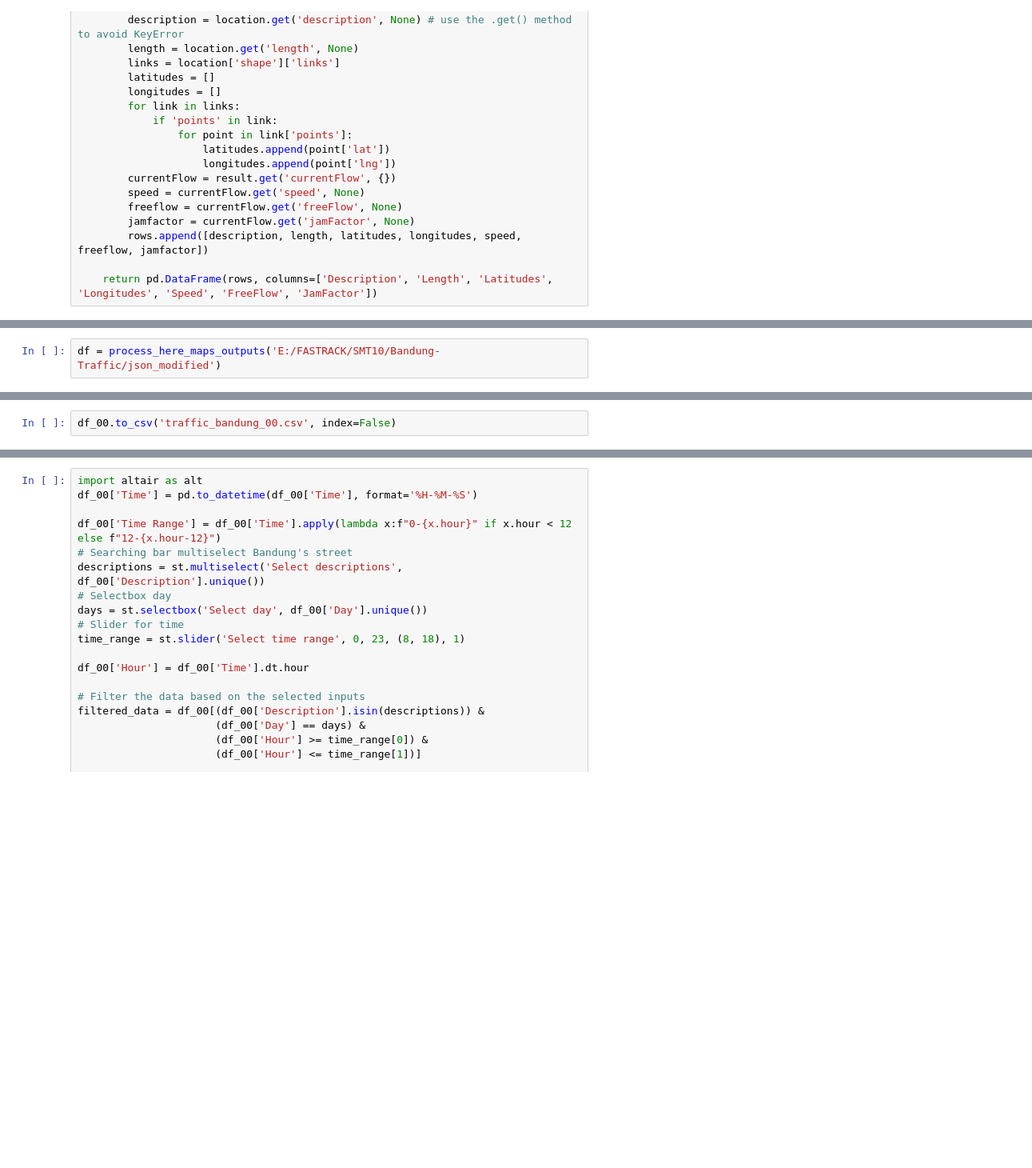
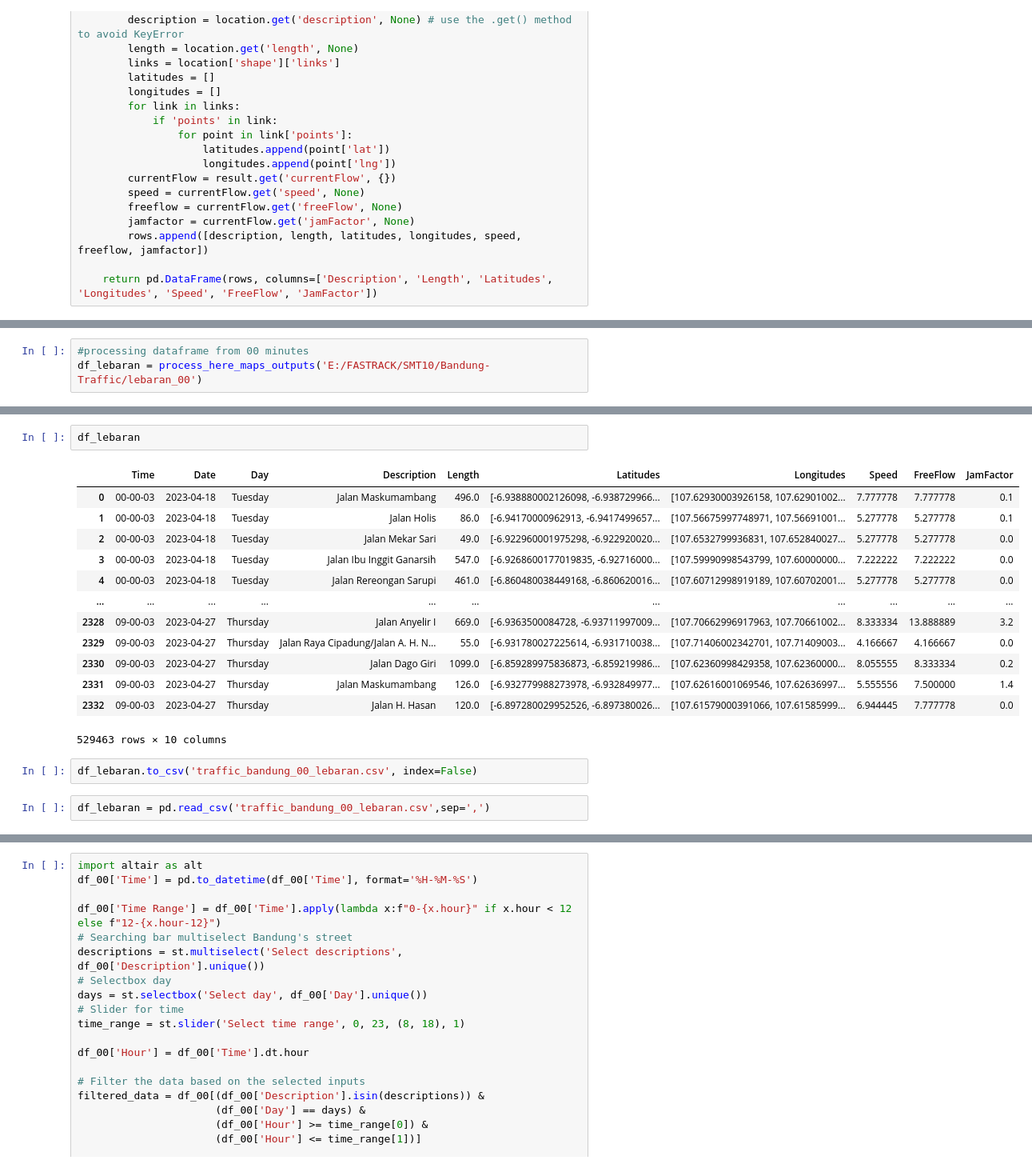
Before and after one commit to ditarnnt/Bandung-Traffic, a Jupyter notebook: streamlit.ipynb, the cells around one changed output, grey strips where cells are left out. Shown: that part at 80% size. Saved outputs shown, nothing was run; the diff lists cells and outputs as text; blank space fills up the shorter version.

```diff
--- a/streamlit.ipynb
+++ b/streamlit.ipynb
@@ -95,3 +140,4 @@ def process_here_maps_outputs(directory_path):
 # %%
-df = process_here_maps_outputs('E:/FASTRACK/SMT10/Bandung-Traffic/json_modified')
+#processing dataframe from 00 minutes
+df_lebaran = process_here_maps_outputs('E:/FASTRACK/SMT10/Bandung-Traffic/lebaran_00')
 # %% [output]
@@ -218,2 +313,20 @@ print(df_senin)
+# %%
+df_lebaran
+# %% [output]
+|  | Time | Date | Day | Description | Length | Latitudes | Longitudes | Speed | FreeFlow | JamFactor |
+| 0 | 00-00-03 | 2023-04-18 | Tuesday | Jalan Maskumambang | 496.0 | [-6.938880002126098, -6.938729966... | [107.62930003926158, 107.62901002... | 7.777778 | 7.777778 | 0.1 |
+| 1 | 00-00-03 | 2023-04-18 | Tuesday | Jalan Holis | 86.0 | [-6.94170000962913, -6.9417499657... | [107.56675997748971, 107.56691001... | 5.277778 | 5.277778 | 0.1 |
+| 2 | 00-00-03 | 2023-04-18 | Tuesday | Jalan Mekar Sari | 49.0 | [-6.922960001975298, -6.922920020... | [107.6532799936831, 107.652840027... | 5.277778 | 5.277778 | 0.0 |
+| 3 | 00-00-03 | 2023-04-18 | Tuesday | Jalan Ibu Inggit Ganarsih | 547.0 | [-6.9268600177019835, -6.92716000... | [107.59990998543799, 107.60000000... | 7.222222 | 7.222222 | 0.0 |
+| 4 | 00-00-03 | 2023-04-18 | Tuesday | Jalan Rereongan Sarupi | 461.0 | [-6.860480038449168, -6.860620016... | [107.60712998919189, 107.60702001... | 5.277778 | 5.277778 | 0.0 |
+| ... | ... | ... | ... | ... | ... | ... | ... | ... | ... | ... |
+| 2328 | 09-00-03 | 2023-04-27 | Thursday | Jalan Anyelir I | 669.0 | [-6.9363500084728, -6.93711997009... | [107.70662996917963, 107.70661002... | 8.333334 | 13.888889 | 3.2 |
+| 2329 | 09-00-03 | 2023-04-27 | Thursday | Jalan Raya Cipadung/Jalan A. H. N... | 55.0 | [-6.931780027225614, -6.931710038... | [107.71406002342701, 107.71409003... | 4.166667 | 4.166667 | 0.0 |
+| 2330 | 09-00-03 | 2023-04-27 | Thursday | Jalan Dago Giri | 1099.0 | [-6.859289975836873, -6.859219986... | [107.62360998429358, 107.62360000... | 8.055555 | 8.333334 | 0.2 |
+| 2331 | 09-00-03 | 2023-04-27 | Thursday | Jalan Maskumambang | 126.0 | [-6.932779988273978, -6.932849977... | [107.62616001069546, 107.62636997... | 5.555556 | 7.500000 | 1.4 |
+| 2332 | 09-00-03 | 2023-04-27 | Thursday | Jalan H. Hasan | 120.0 | [-6.897280029952526, -6.897380026... | [107.61579000391066, 107.61585999... | 6.944445 | 7.777778 | 0.0 |
+529463 rows × 10 columns
 # %%
-df_00.to_csv('traffic_bandung_00.csv', index=False)
+df_lebaran.to_csv('traffic_bandung_00_lebaran.csv', index=False)
+# %%
+df_lebaran = pd.read_csv('traffic_bandung_00_lebaran.csv',sep=',')
```
Also changed, not shown: parts of 38 cells of this notebook.
